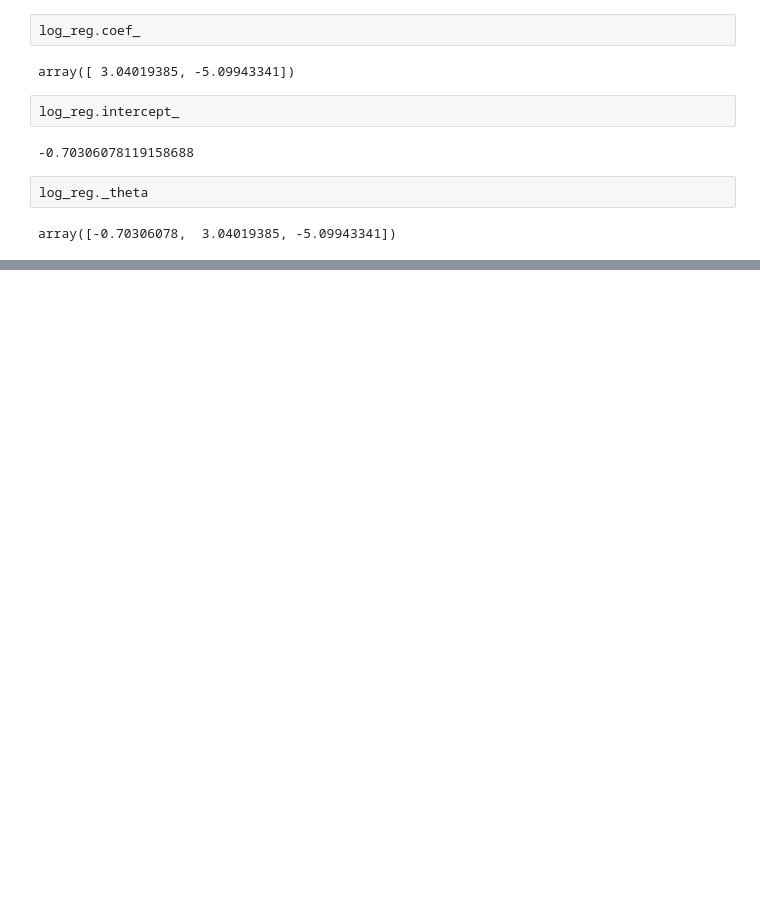
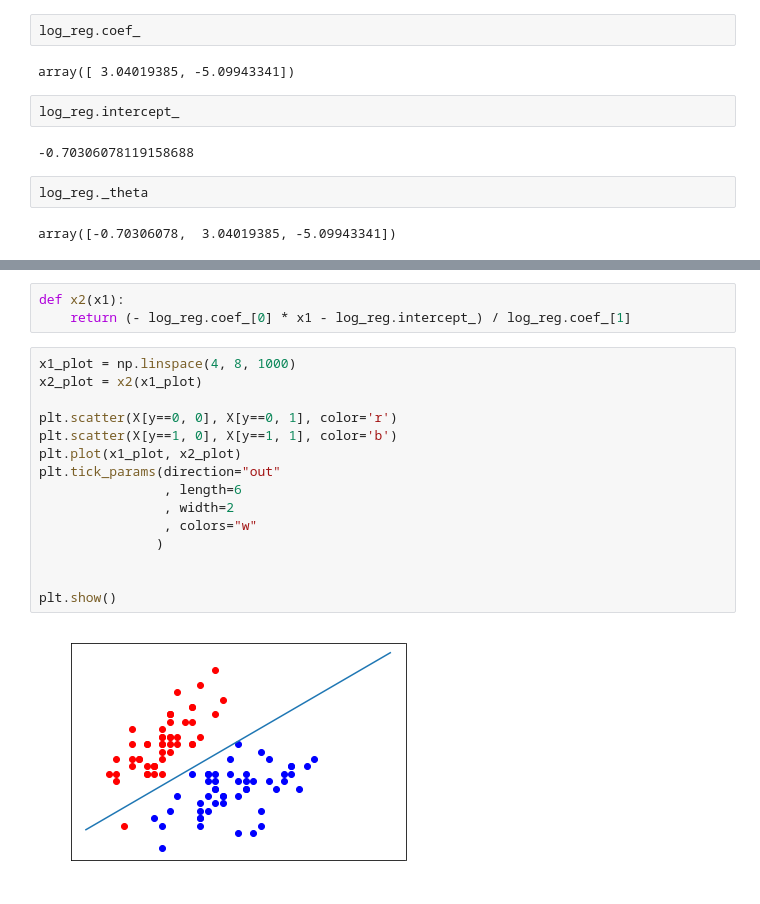
Before and after one commit to sheepinriver/pyML, a Jupyter notebook: 09_逻辑回归.ipynb, the cells around one changed output, grey strips where cells are left out. Cells and saved outputs as stored; diff of their text form; blank space fills up the shorter version.

Commit message:
# DecisionBoundary : add plot

```diff
--- a/09_逻辑回归.ipynb
+++ b/09_逻辑回归.ipynb
@@ -72,0 +86,20 @@ array([-0.70306078,  3.04019385, -5.09943341])
+# %%
+def x2(x1):
+    return (- log_reg.coef_[0] * x1 - log_reg.intercept_) / log_reg.coef_[1]
+# %%
+x1_plot = np.linspace(4, 8, 1000)
+x2_plot = x2(x1_plot)
+
+plt.scatter(X[y==0, 0], X[y==0, 1], color='r')
+plt.scatter(X[y==1, 0], X[y==1, 1], color='b')
+plt.plot(x1_plot, x2_plot)
+plt.tick_params(direction="out"
+                , length=6
+                , width=2
+                , colors="w"
+               )
+
+
+plt.show()
+# %% [output]
+[figure, added]
```
Also changed, not shown: parts of 2 cells of this notebook, 2 other files.
